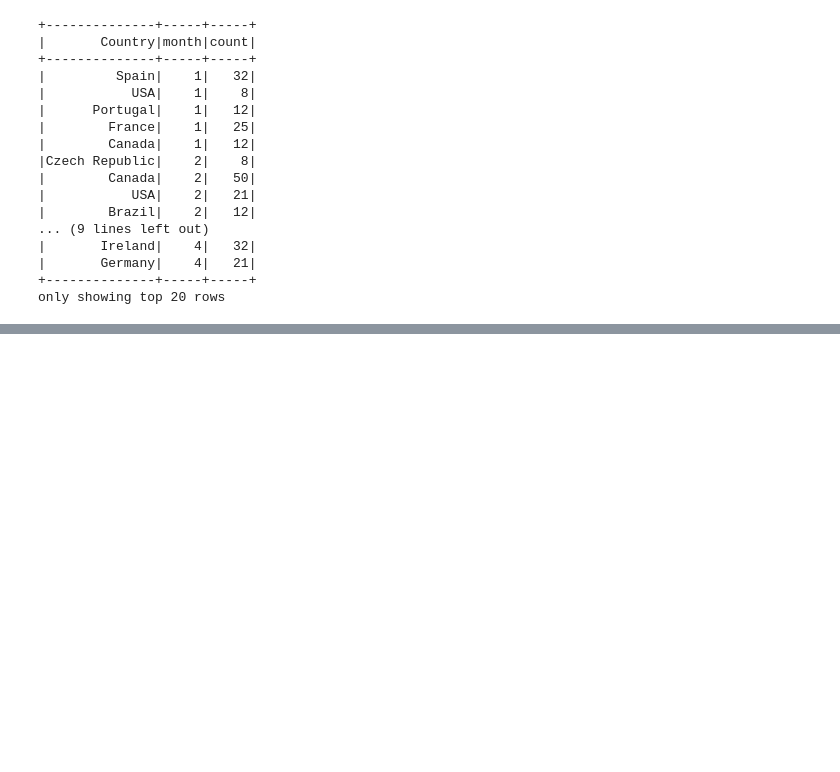
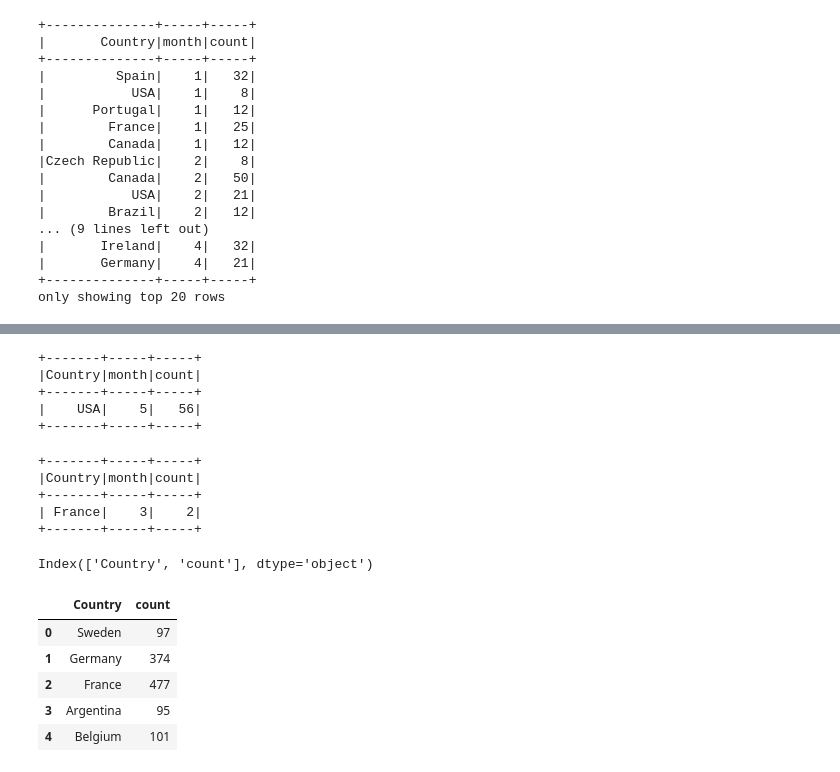
Before and after one commit to saitzaw/apache-spark-colab, a Jupyter notebook: Spark_05.ipynb, the cells around one changed output, grey strips where cells are left out. Drawn from its saved outputs; the diff is of its cells as text; code cells hidden in the pictures; blank space fills up the shorter version.

```diff
--- a/Spark_05.ipynb
+++ b/Spark_05.ipynb
@@ -534,0 +612,16 @@ only showing top 20 rows
+# %%
+CountryBehavior2011.where(col('count')==56).show()
+# %% [output]
++-------+-----+-----+
+|Country|month|count|
++-------+-----+-----+
+|    USA|    5|   56|
++-------+-----+-----+
+# %%
+CountryBehavior2011.where(col('count')==2).show()
+# %% [output]
++-------+-----+-----+
+|Country|month|count|
++-------+-----+-----+
+| France|    3|    2|
++-------+-----+-----+
@@ -534,0 +632,13 @@ only showing top 20 rows
+# %%
+pCountryCountDf.columns
+# %% [output]
+Index(['Country', 'count'], dtype='object')
+# %%
+pCountryCountDf.head()
+# %% [output]
+|  | Country | count |
+| 0 | Sweden | 97 |
+| 1 | Germany | 374 |
+| 2 | France | 477 |
+| 3 | Argentina | 95 |
+| 4 | Belgium | 101 |
```
Also changed, not shown: parts of 17 cells of this notebook.
